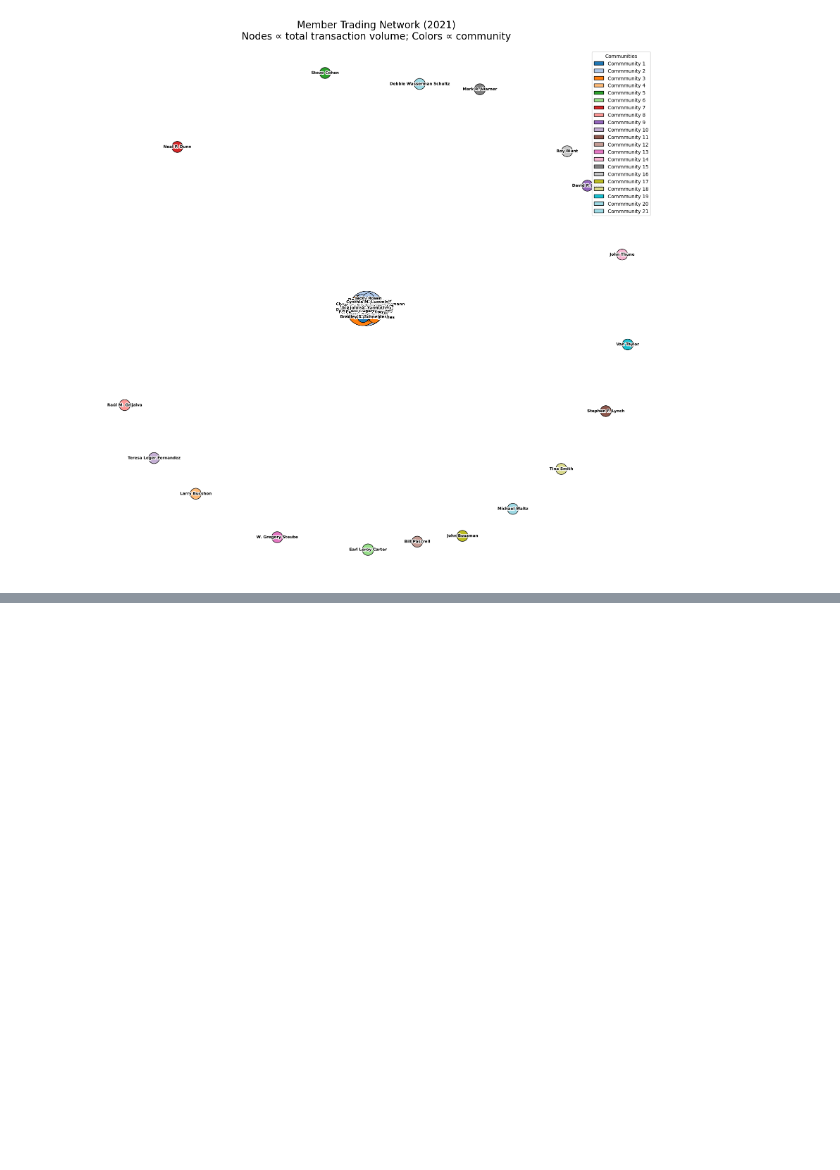
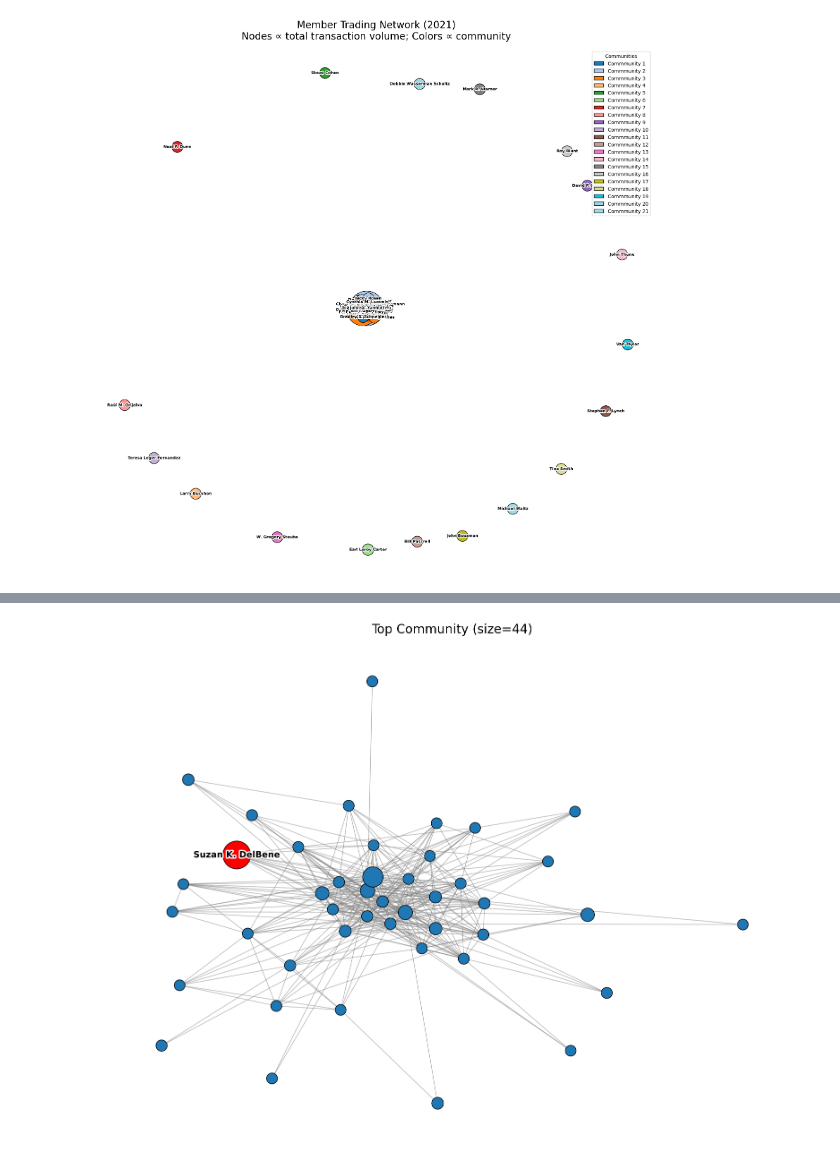
Before and after one commit to brvola/CongressTradeNet, a Jupyter notebook: graph/analysis.ipynb, the cells around one changed output, grey strips where cells are left out. Cells and saved outputs as stored; diff of their text form; code cells hidden in the pictures; blank space fills up the shorter version.

```diff
--- a/graph/analysis.ipynb
+++ b/graph/analysis.ipynb
@@ -271,0 +272,75 @@ member_id               name  total_volume
+# %%
+# Focus on just the top community with Suzan K. DelBene highlighted
+top_comm = sorted(comms, key=len, reverse=True)[0]  # Get largest community
+
+# Create subgraph of just the top community
+SG = M.subgraph(top_comm).copy()
+
+# Check if Suzan K. DelBene is in this community
+target_name = "Suzan K. DelBene"
+target_id = None
+for n in SG.nodes():
+    if id_to_name[n] == target_name:
+        target_id = n
+        break
+
+fig, ax = plt.subplots(figsize=(16, 12))
+ax.set_facecolor('white')
+
+# Layout with higher k value for more spacing
+pos = nx.spring_layout(SG, k=0.3, iterations=200, seed=42)
+
+# Draw edges
+nx.draw_networkx_edges(SG, pos, alpha=0.6, edge_color='gray')
+
+# Draw all nodes in blue first
+raw = [B.nodes[n]['total_volume'] for n in SG.nodes()]
+maxv = max(raw)
+sizes = [300 + (v/maxv)*1700 for v in raw]
+node_colors = ['#1f78b4' for _ in SG.nodes()]
+
+# If DelBene is present, highlight her node
+if target_id is not None:
+    # Find the index in the node list to change color
+    node_list = list(SG.nodes())
+    target_idx = node_list.index(target_id)
+    node_colors[target_idx] = 'red'  # Highlight in red
+
+# Draw all nodes
+nx.draw_networkx_nodes(
+    SG, pos,
+    node_size=sizes,
+    node_color=node_colors,
+    edgecolors='k',
+    linewidths=1,
+    ax=ax
+)
+
+# Don't label most nodes, only add label for DelBene if present
+if target_id is not None:
+    x, y = pos[target_id]
+    txt = ax.text(x, y, id_to_name[target_id],
+                 fontsize=14, fontweight='bold',
+                 ha='center', va='center')
+    txt.set_path_effects([
+        patheffects.Stroke(linewidth=4, foreground='white'),
+        patheffects.Normal()
+    ])
+
+ax.set_title(f"Top Community (size={len(top_comm)})", fontsize=20)
+ax.axis('off')
+
+# Add legend for DelBene
+if target_id is not None:
+    from matplotlib.lines import Line2D
+    legend_elements = [
+        Line2D([0], [0], marker='o', color='w', markerfacecolor='red',
+               markersize=15, label=target_name)
+    ]
+
+plt.tight_layout()
+fig.savefig('../results/images/top_community_delbene_focus.png',
+           dpi=300, bbox_inches='tight')
+plt.show()
+# %% [output]
+[figure, added]
```
Also changed, not shown: parts of 2 cells of this notebook, 8 other files.
